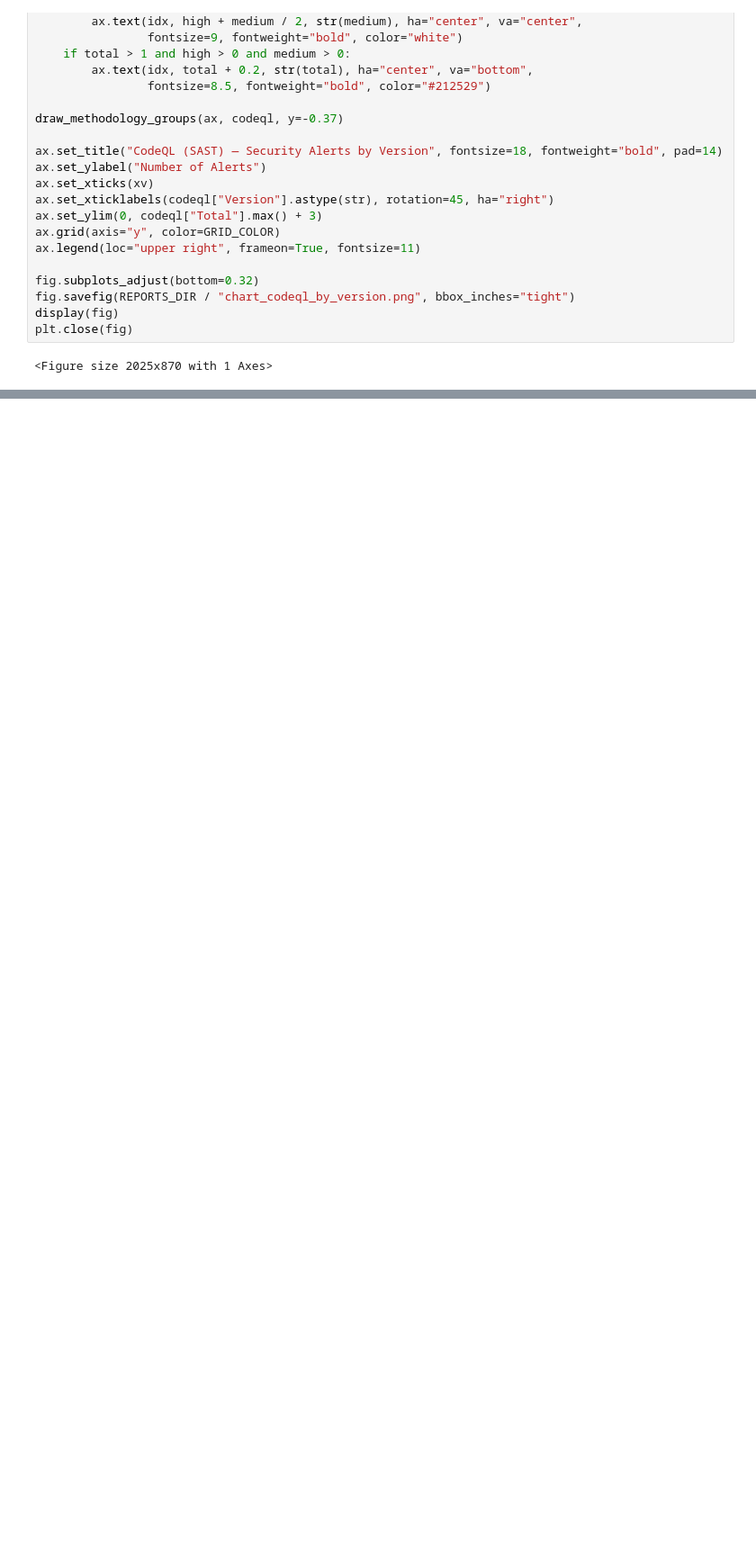
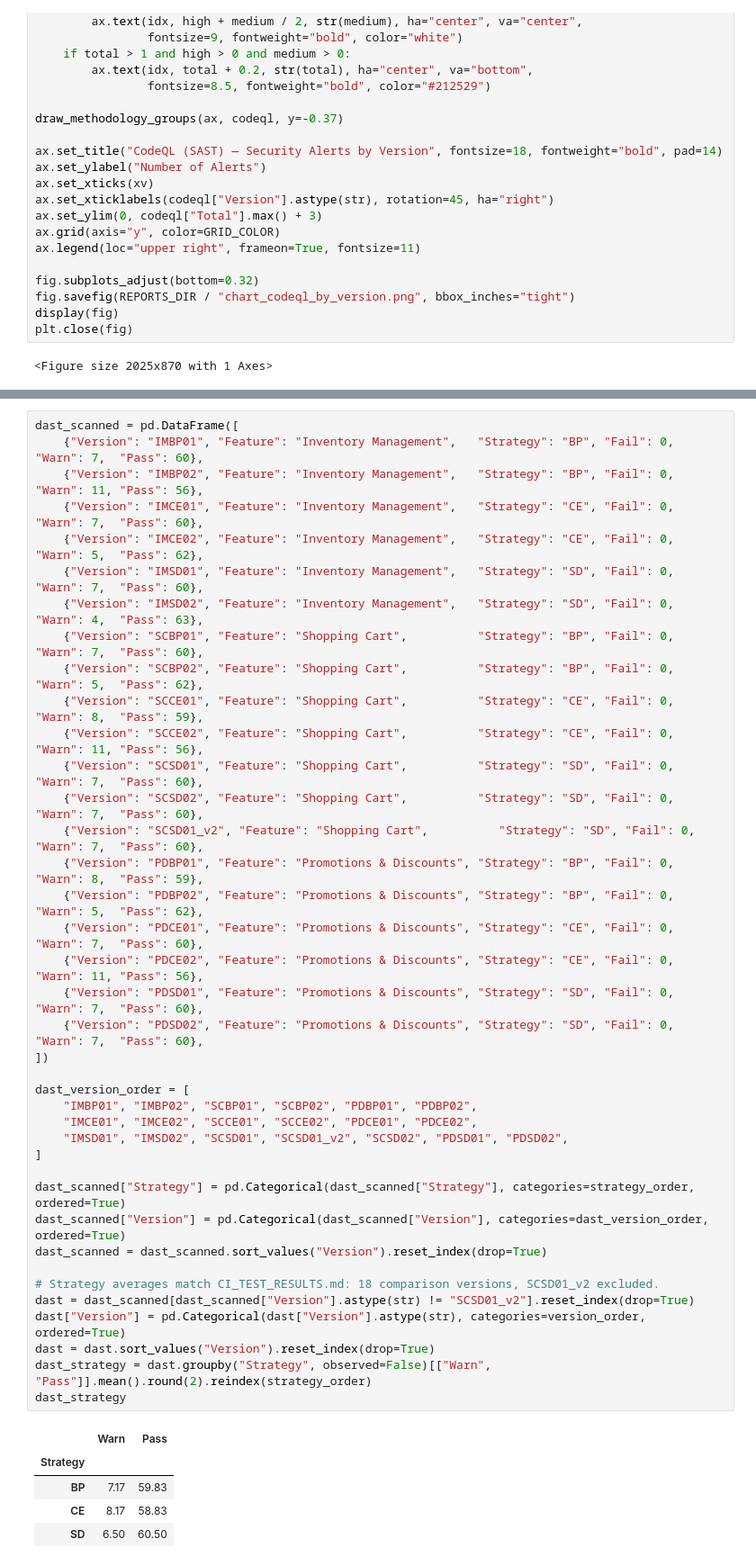
Before and after one commit to PhatchareePuangjai/chatGPT5, a Jupyter notebook: REPORTS/charts.ipynb, the cells around one changed output, grey strips where cells are left out. Shown at 90% size. Drawn from its saved outputs; the diff is of its cells as text; blank space fills up the shorter version.

```diff
--- a/REPORTS/charts.ipynb
+++ b/REPORTS/charts.ipynb
@@ -612,0 +619,45 @@ plt.close(fig)
+# %%
+dast_scanned = pd.DataFrame([
+    {"Version": "IMBP01", "Feature": "Inventory Management",   "Strategy": "BP", "Fail": 0, "Warn": 7,  "Pass": 60},
+    {"Version": "IMBP02", "Feature": "Inventory Management",   "Strategy": "BP", "Fail": 0, "Warn": 11, "Pass": 56},
+    {"Version": "IMCE01", "Feature": "Inventory Management",   "Strategy": "CE", "Fail": 0, "Warn": 7,  "Pass": 60},
+    {"Version": "IMCE02", "Feature": "Inventory Management",   "Strategy": "CE", "Fail": 0, "Warn": 5,  "Pass": 62},
+    {"Version": "IMSD01", "Feature": "Inventory Management",   "Strategy": "SD", "Fail": 0, "Warn": 7,  "Pass": 60},
+    {"Version": "IMSD02", "Feature": "Inventory Management",   "Strategy": "SD", "Fail": 0, "Warn": 4,  "Pass": 63},
+    {"Version": "SCBP01", "Feature": "Shopping Cart",          "Strategy": "BP", "Fail": 0, "Warn": 7,  "Pass": 60},
+    {"Version": "SCBP02", "Feature": "Shopping Cart",          "Strategy": "BP", "Fail": 0, "Warn": 5,  "Pass": 62},
+    {"Version": "SCCE01", "Feature": "Shopping Cart",          "Strategy": "CE", "Fail": 0, "Warn": 8,  "Pass": 59},
+    {"Version": "SCCE02", "Feature": "Shopping Cart",          "Strategy": "CE", "Fail": 0, "Warn": 11, "Pass": 56},
+    {"Version": "SCSD01", "Feature": "Shopping Cart",          "Strategy": "SD", "Fail": 0, "Warn": 7,  "Pass": 60},
+    {"Version": "SCSD02", "Feature": "Shopping Cart",          "Strategy": "SD", "Fail": 0, "Warn": 7,  "Pass": 60},
+    {"Version": "SCSD01_v2", "Feature": "Shopping Cart",          "Strategy": "SD", "Fail": 0, "Warn": 7,  "Pass": 60},
+    {"Version": "PDBP01", "Feature": "Promotions & Discounts", "Strategy": "BP", "Fail": 0, "Warn": 8,  "Pass": 59},
+    {"Version": "PDBP02", "Feature": "Promotions & Discounts", "Strategy": "BP", "Fail": 0, "Warn": 5,  "Pass": 62},
+    {"Version": "PDCE01", "Feature": "Promotions & Discounts", "Strategy": "CE", "Fail": 0, "Warn": 7,  "Pass": 60},
+    {"Version": "PDCE02", "Feature": "Promotions & Discounts", "Strategy": "CE", "Fail": 0, "Warn": 11, "Pass": 56},
+    {"Version": "PDSD01", "Feature": "Promotions & Discounts", "Strategy": "SD", "Fail": 0, "Warn": 7,  "Pass": 60},
+    {"Version": "PDSD02", "Feature": "Promotions & Discounts", "Strategy": "SD", "Fail": 0, "Warn": 7,  "Pass": 60},
+])
+
+dast_version_order = [
+    "IMBP01", "IMBP02", "SCBP01", "SCBP02", "PDBP01", "PDBP02",
+    "IMCE01", "IMCE02", "SCCE01", "SCCE02", "PDCE01", "PDCE02",
+    "IMSD01", "IMSD02", "SCSD01", "SCSD01_v2", "SCSD02", "PDSD01", "PDSD02",
+]
+
+dast_scanned["Strategy"] = pd.Categorical(dast_scanned["Strategy"], categories=strategy_order, ordered=True)
+dast_scanned["Version"] = pd.Categorical(dast_scanned["Version"], categories=dast_version_order, ordered=True)
+dast_scanned = dast_scanned.sort_values("Version").reset_index(drop=True)
+
+# Strategy averages match CI_TEST_RESULTS.md: 18 comparison versions, SCSD01_v2 excluded.
+dast = dast_scanned[dast_scanned["Version"].astype(str) != "SCSD01_v2"].reset_index(drop=True)
+dast["Version"] = pd.Categorical(dast["Version"].astype(str), categories=version_order, ordered=True)
+dast = dast.sort_values("Version").reset_index(drop=True)
+dast_strategy = dast.groupby("Strategy", observed=False)[["Warn", "Pass"]].mean().round(2).reindex(strategy_order)
+dast_strategy
+# %% [output]
+|  | Warn | Pass |
+| Strategy |  |  |
+| BP | 7.17 | 59.83 |
+| CE | 8.17 | 58.83 |
+| SD | 6.50 | 60.50 |
```
Also changed, not shown: parts of 5 cells of this notebook, 2 other files.
